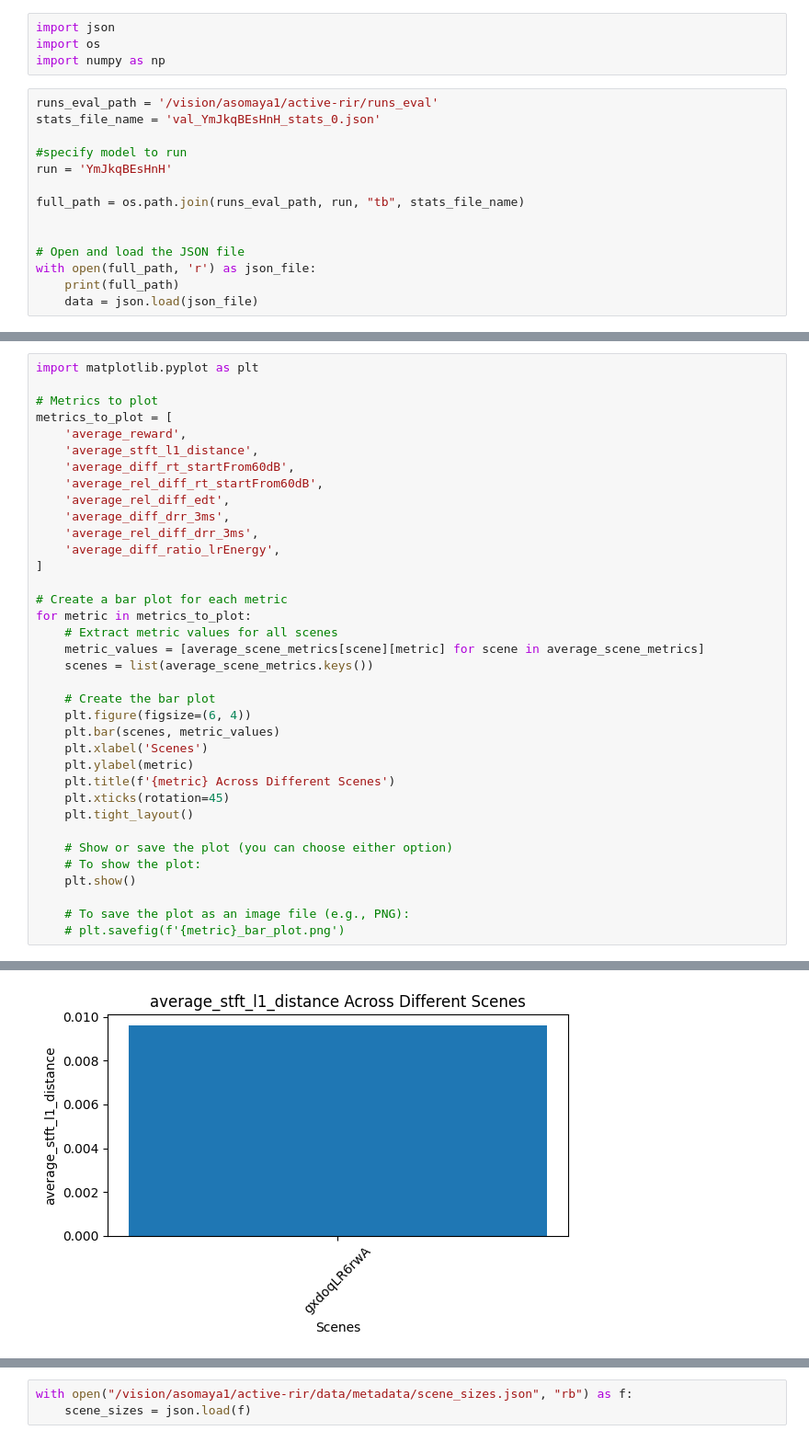
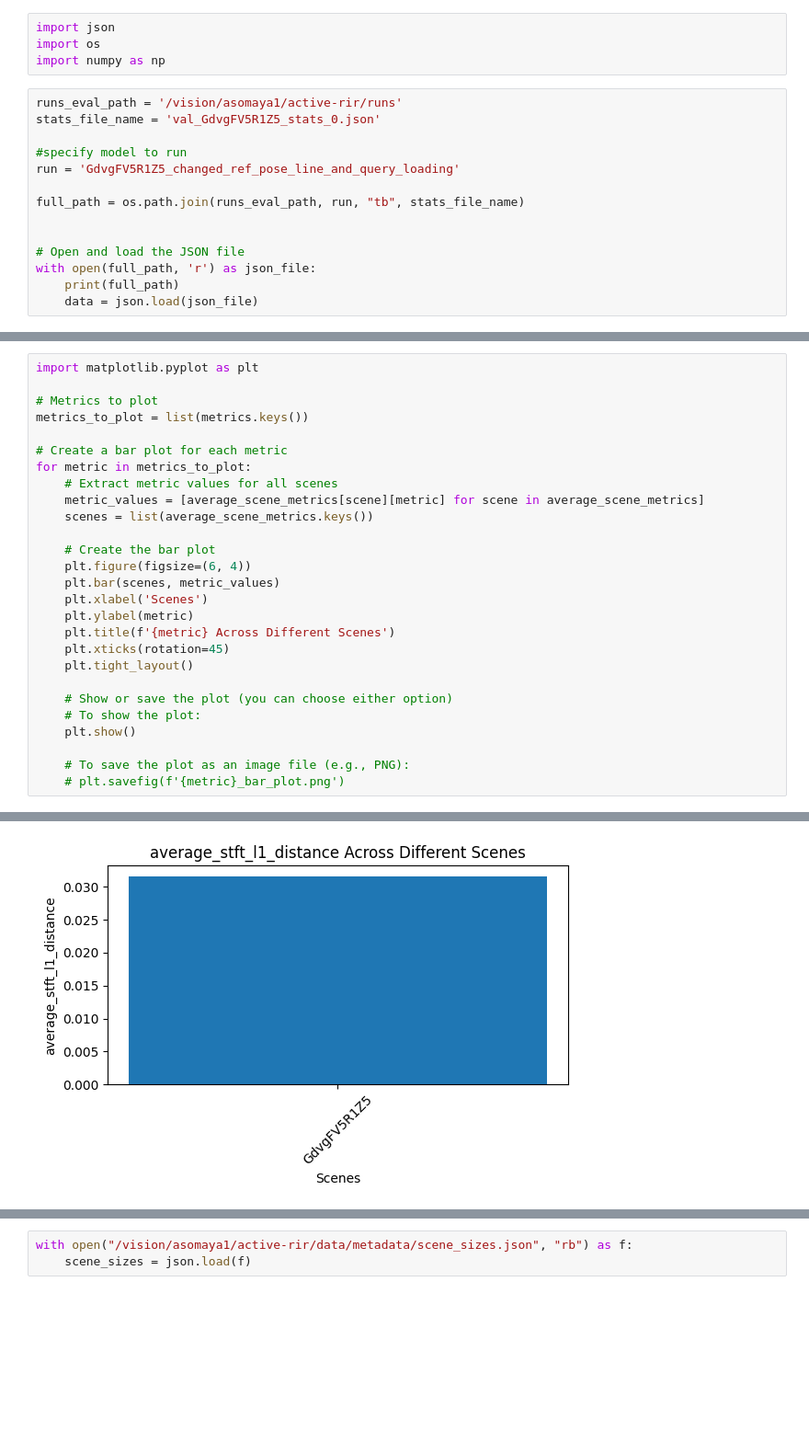
Before and after one commit to arjunrs1/active-rir, a Jupyter notebook: scripts/eval_stats_aggregation/compute_eval_stats.ipynb, the cells around one changed output, grey strips where cells are left out. Shown at 92% size. Drawn from its saved outputs; the diff is of its cells as text; blank space fills up the shorter version.

Commit message:
updates to visualization

```diff
--- a/scripts/eval_stats_aggregation/compute_eval_stats.ipynb
+++ b/scripts/eval_stats_aggregation/compute_eval_stats.ipynb
@@ -3,11 +3,11 @@ import json
 import os
 import numpy as np
 # %%
-runs_eval_path = '/vision/asomaya1/active-rir/runs_eval'
-stats_file_name = 'val_YmJkqBEsHnH_stats_0.json'
+runs_eval_path = '/vision/asomaya1/active-rir/runs'
+stats_file_name = 'val_GdvgFV5R1Z5_stats_0.json'
 
 #specify model to run
-run = 'YmJkqBEsHnH'
+run = 'GdvgFV5R1Z5_changed_ref_pose_line_and_query_loading'
 
 full_path = os.path.join(runs_eval_path, run, "tb", stats_file_name)
 
@@ -86,16 +49,7 @@ KeyError: 'diff_rt_startFrom60dB'
 import matplotlib.pyplot as plt
 
 # Metrics to plot
-metrics_to_plot = [
-    'average_reward',
-    'average_stft_l1_distance',
-    'average_diff_rt_startFrom60dB',
-    'average_rel_diff_rt_startFrom60dB',
-    'average_rel_diff_edt',
-    'average_diff_drr_3ms',
-    'average_rel_diff_drr_3ms',
-    'average_diff_ratio_lrEnergy',
-]
+metrics_to_plot = list(metrics.keys())
 
 # Create a bar plot for each metric
 for metric in metrics_to_plot:
@@ -123 +77 @@ for metric in metrics_to_plot:
-[figure, old version]
+[figure, new version]
```
Also changed, not shown: parts of 9 cells of this notebook, 8 other files.
